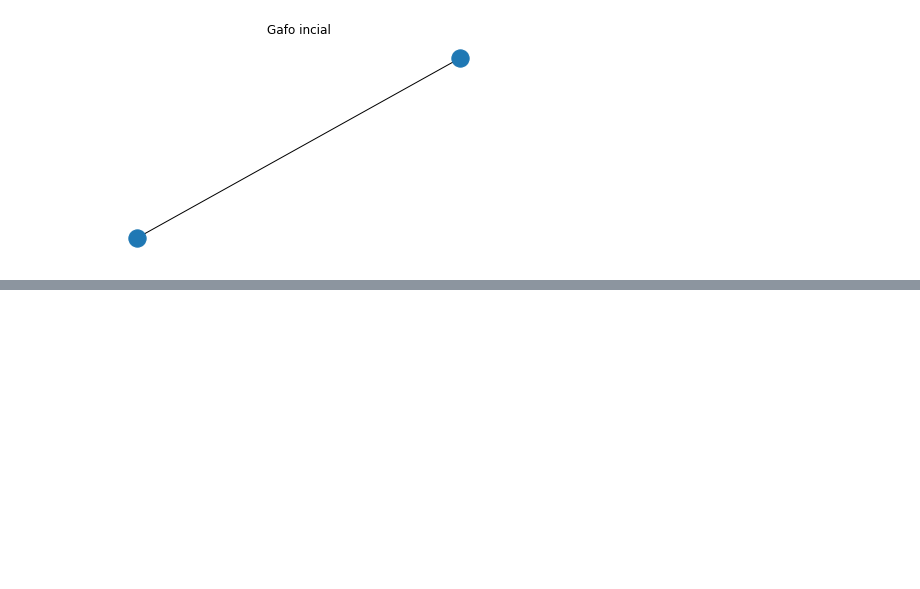
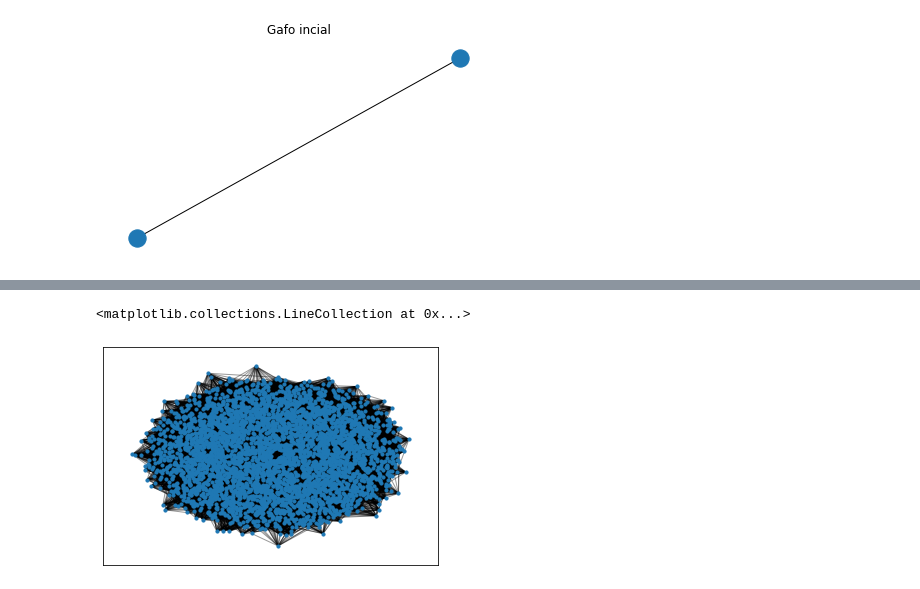
Before and after one commit to jsebastianquiroga/Topicos_analitica, a Jupyter notebook: Notebook/Social_Network_1.ipynb, the cells around one changed output, grey strips where cells are left out. Saved outputs shown, nothing was run; the diff lists cells and outputs as text; code cells hidden in the pictures; blank space fills up the shorter version.

```diff
--- a/Notebook/Social_Network_1.ipynb
+++ b/Notebook/Social_Network_1.ipynb
@@ -277,0 +218,8 @@ nyra_2019_nn = nyra_2019.copy()
+# %%
+#GRAFICO DISTRIBUCION SCALE FREE
+pos = nx.spring_layout(Gs2, seed=10396953)
+nx.draw_networkx_nodes(Gs2,pos,node_size=10)
+nx.draw_networkx_edges(Gs2,pos, alpha=0.4)
+# %% [output]
+<matplotlib.collections.LineCollection at 0x...>
+[figure, added]
```
Also changed, not shown: parts of 35 cells of this notebook.
